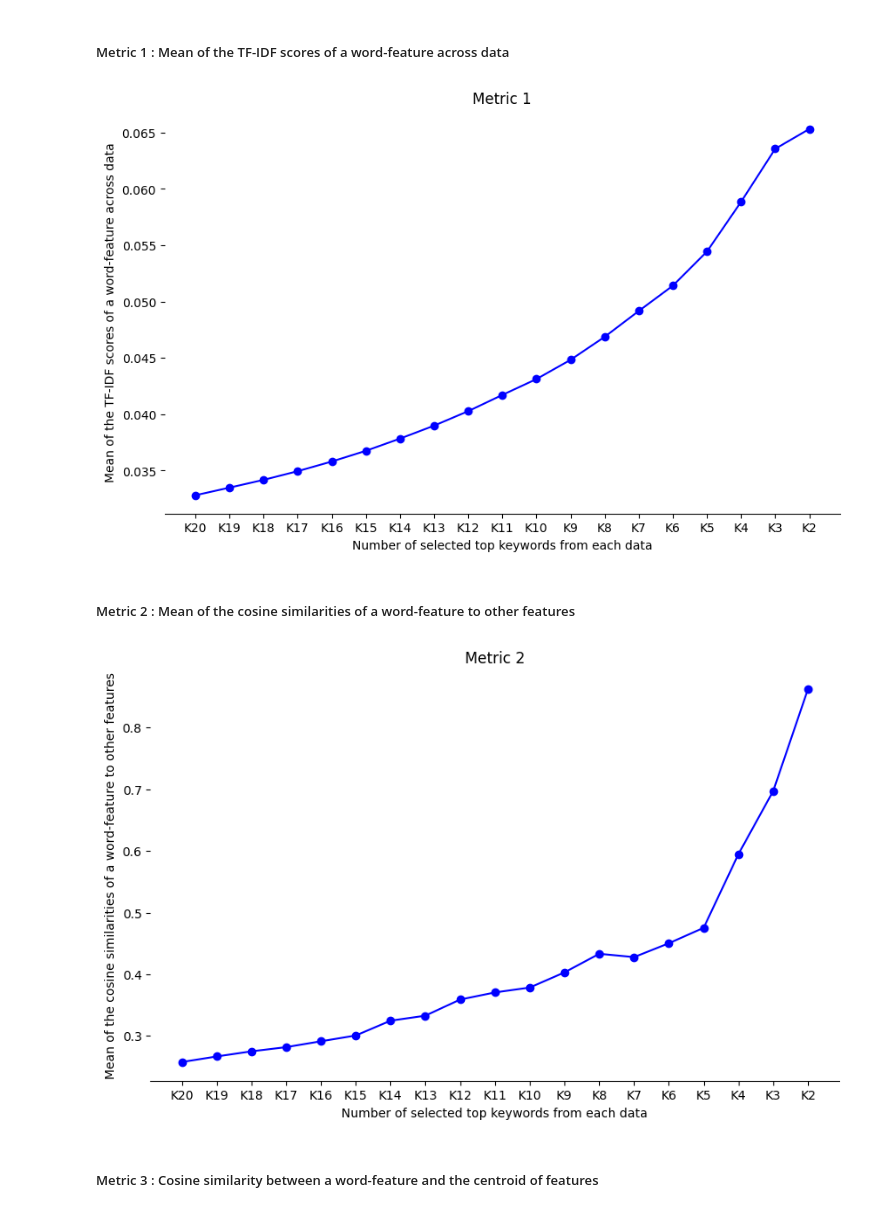
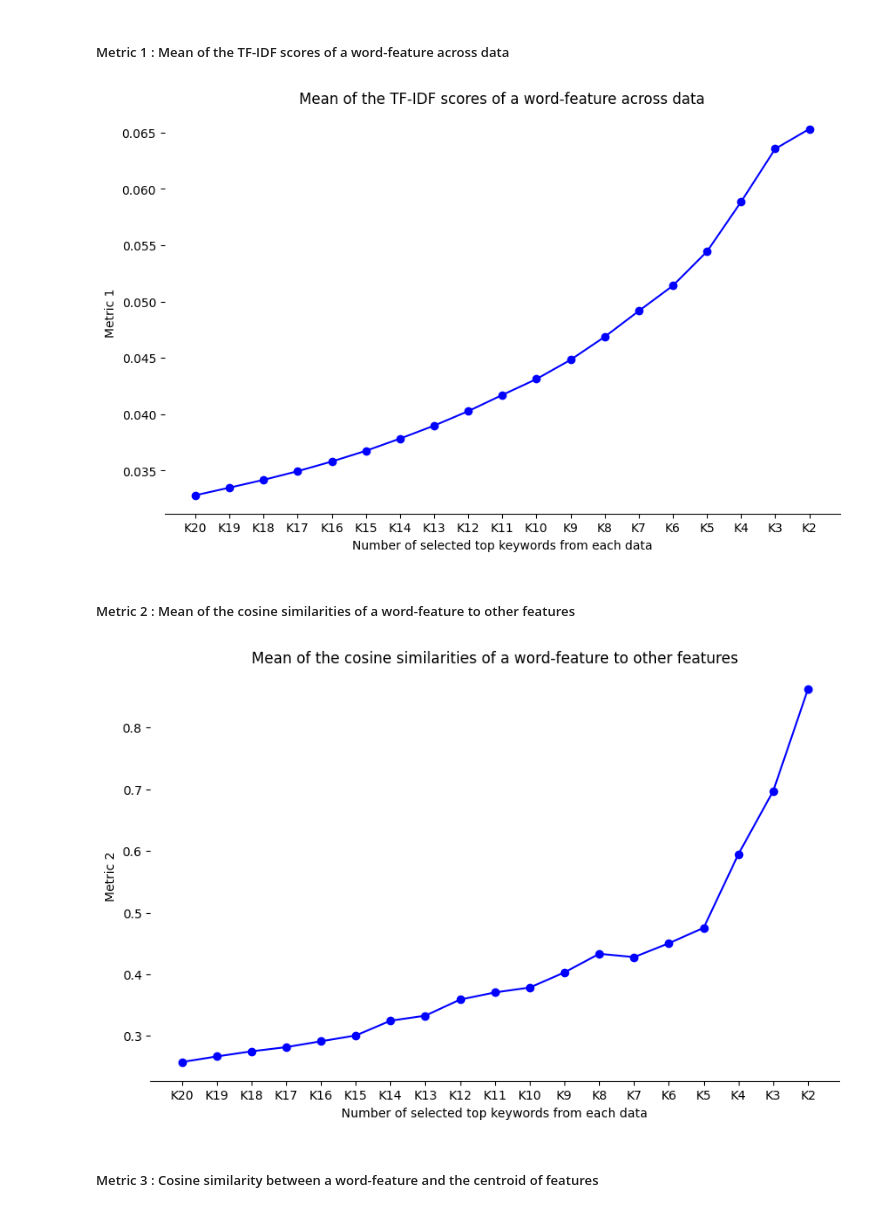
Before and after one commit to Geunhyeong-Han/shs-literature-text-mining, a Jupyter notebook: main.ipynb, the cells around one changed output. Saved outputs shown, nothing was run; the diff lists cells and outputs as text; code cells hidden in the pictures.

```diff
--- a/main.ipynb
+++ b/main.ipynb
@@ -111,6 +110,6 @@ def combine_3rd_columns(col_1, col_2, col_3):
 
 data["text"] = data.apply(lambda x: combine_3rd_columns(x['Article Title'], x['Abstract'], x['Author Keywords']), axis=1)
 
-df = data.loc[:, ['text']]
+df = data.loc[:, ['text', 'Article Title']]
 df.head()
 # %% [output]
@@ -168,7 +167,7 @@ df.head()
 #### Customized rules : do not lemmatize “glasses” to “glass”
 # %%
 check_list = df.loc[:, ['lemma_pairs']]
-df = df.loc[:, ['corpus']]
+df = df.loc[:, ['corpus', 'Article Title']]
 
 combined_list = check_list['lemma_pairs'].sum()
 
@@ -206,7 +205,7 @@ checks['is_different'], checks['singular_def'], checks['plural_def'] = zip(*chec
 
 checks[checks['is_different']].to_csv('/content/drive/MyDrive/Colab Notebooks/Smart_Home_Service/different_words.csv', index=False)
 # %%
-df = df.loc[:, ['corpus']]
+df = df.loc[:, ['corpus', 'Article Title']]
 df.dropna(subset=['corpus'], inplace=True)
 
 tfidf_vectorizer = TfidfVectorizer()
@@ -261,27 +260,27 @@ for count in keyword_counts:
     mean_score = tfidf_matrix[:, top_keywords_indices].mean()
     mean_tfidf_scores.append(mean_score)
 
-plot_keywords(keyword_counts, mean_tfidf_scores, 'Mean of the TF-IDF scores of a word-feature across data', 'Metric 1')
+plot_keywords(keyword_counts, mean_tfidf_scores, 'Metric 1',  'Mean of the TF-IDF scores of a word-feature across data')
 # %% [output]
-[figure, old version]
+[figure, new version]
 # %% [markdown]
 ##### Metric 2 : Mean of the cosine similarities of a word-feature to other features
 # %%
 tfidf_vectorizer = TfidfVectorizer()
 tfidf_matrix = tfidf_vectorizer.fit_transform(df['corpus'])
 tfidf_matrix_transposed = tfidf_matrix.T
 
 mean_cosine_similarities = []
 keyword_counts = list(range(20, 1, -1))  # 20개부터 2개까지
 
 for count in keyword_counts:
     top_keywords_indices = np.argsort(np.asarray(tfidf_matrix_transposed.mean(axis=1)).ravel())[::-1][:count]
     similarity_matrix = cosine_similarity(tfidf_matrix_transposed[top_keywords_indices])
     mean_similarity = np.mean(similarity_matrix[np.triu_indices(count, k=1)])
     mean_cosine_similarities.append(mean_similarity)
 
-plot_keywords(keyword_counts, mean_cosine_similarities, 'Mean of the cosine similarities of a word-feature to other features', 'Metric 2')
+plot_keywords(keyword_counts, mean_cosine_similarities,'Metric 2', 'Mean of the cosine similarities of a word-feature to other features')
 # %% [output]
-[figure, old version]
+[figure, new version]
 # %% [markdown]
 ##### Metric 3 : Cosine similarity between a word-feature and the centroid of features
```
Also changed, not shown: parts of 18 cells of this notebook.
